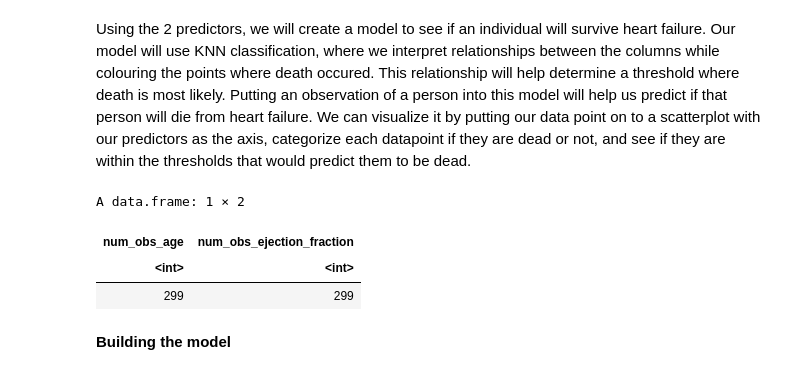
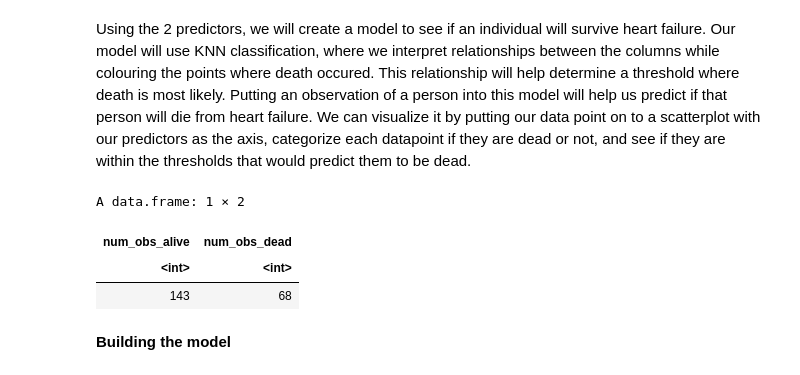
Before and after one commit to leoryry/NEW_DSCI_Project, a Jupyter notebook: Proposal.ipynb, the cells around one changed output. Cells and saved outputs as stored; diff of their text form; code cells hidden in the pictures.

```diff
--- a/Proposal.ipynb
+++ b/Proposal.ipynb
@@ -134,20 +142,22 @@ We expect that those with a higher age and lower ejection fraction to be associa
 **Method**
 # %% [markdown]
 Using the 2 predictors, we will create a model to see if an individual will survive heart failure. Our model will use KNN classification, where we interpret relationships between the columns while colouring the points where death occured. This relationship will help determine a threshold where death is most likely. Putting an observation of a person into this model will help us predict if that person will die from heart failure. We can visualize it by putting our data point on to a scatterplot with our predictors as the axis, categorize each datapoint if they are dead or not, and see if they are within the thresholds that would predict them to be dead.
-# %%
-num_obs_age = heart_failure_data%>%
-select(age)%>%
-nrow()
-num_obs_ejection_fraction = heart_failure_data%>%
-select(ejection_fraction)%>%
-nrow()
-num_obs <- data.frame(num_obs_age,num_obs_ejection_fraction)
-num_obs
-# %% [output]
-A data.frame: 1 × 2
-| num_obs_age | num_obs_ejection_fraction |
-| <int> | <int> |
-| 299 | 299 |
+# %%
+num_obs_alive = heart_train%>%
+select(death)%>%
+filter(death == 0) %>%
+nrow()
+num_obs_dead = heart_train%>%
+select(death)%>%
+filter(death == 1) %>%
+nrow()
+num_obs <- data.frame(num_obs_alive,num_obs_dead)
+num_obs
+# %% [output]
+A data.frame: 1 × 2
+| num_obs_alive | num_obs_dead |
+| <int> | <int> |
+| 143 | 68 |
 # %% [markdown]
 **Building the model**
 # %% [markdown]
```
Also changed, not shown: parts of 8 cells of this notebook.
